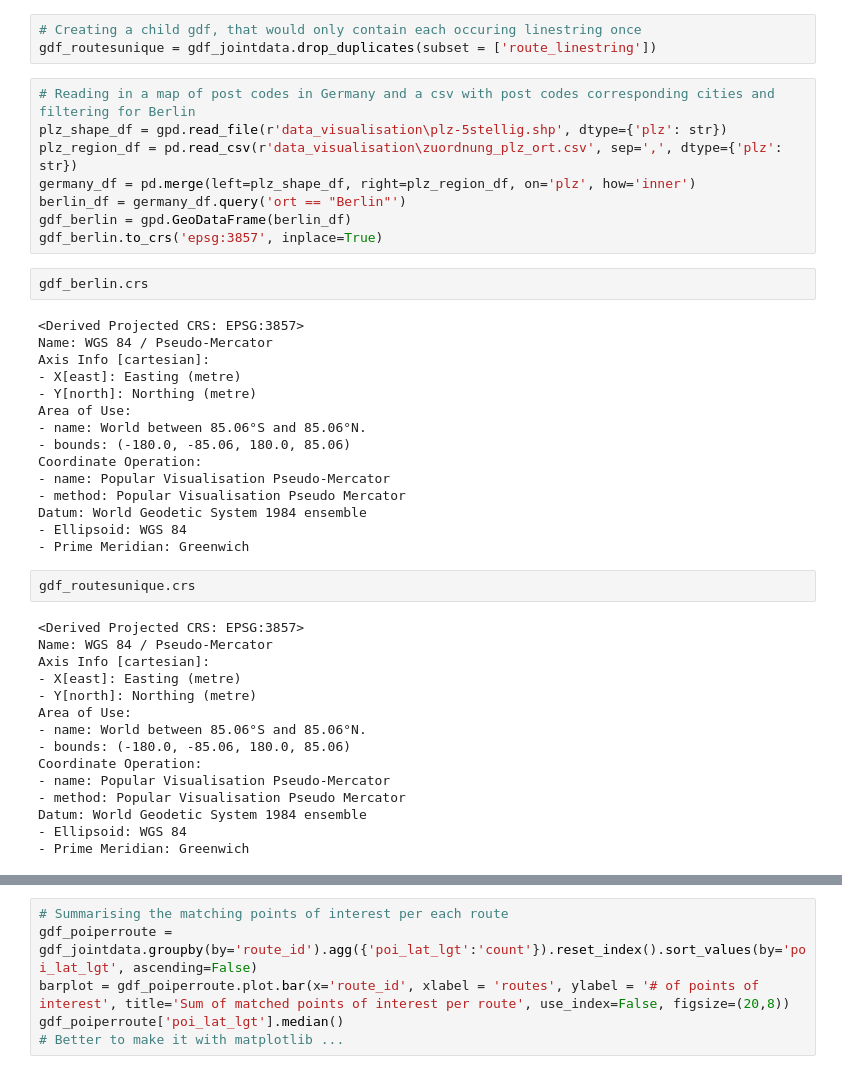
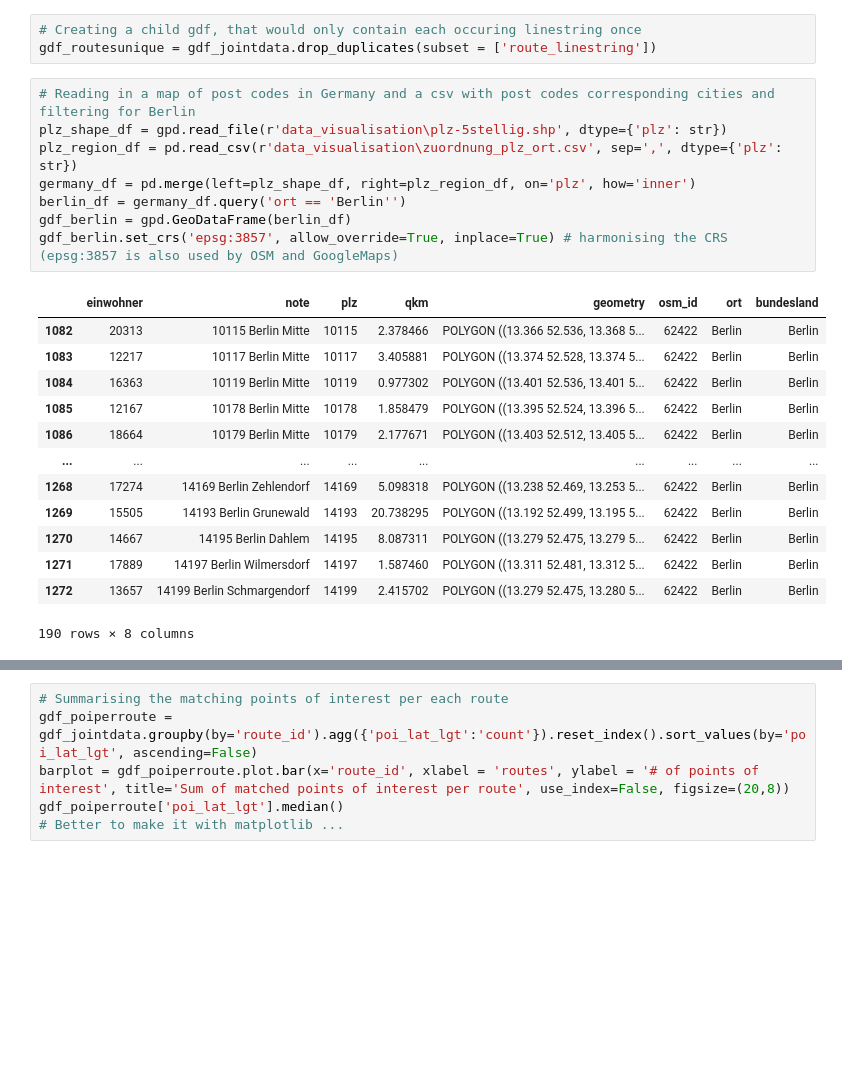
Before and after one commit to TechLabs-Berlin/wt21-way-to-go, a Jupyter notebook: data_visualisation/data_visualisation_stefanie.ipynb, the cells around one changed output, grey strips where cells are left out. Drawn from its saved outputs; the diff is of its cells as text; blank space fills up the shorter version.

```diff
--- a/data_visualisation/data_visualisation_stefanie.ipynb
+++ b/data_visualisation/data_visualisation_stefanie.ipynb
@@ -42,43 +34,23 @@ gdf_routesunique = gdf_jointdata.drop_duplicates(subset = ['route_linestring'])
 # %%
 # Reading in a map of post codes in Germany and a csv with post codes corresponding cities and filtering for Berlin
 plz_shape_df = gpd.read_file(r'data_visualisation\plz-5stellig.shp', dtype={'plz': str})
 plz_region_df = pd.read_csv(r'data_visualisation\zuordnung_plz_ort.csv', sep=',', dtype={'plz': str})
 germany_df = pd.merge(left=plz_shape_df, right=plz_region_df, on='plz', how='inner')
-berlin_df = germany_df.query('ort == "Berlin"')
+berlin_df = germany_df.query('ort == 'Berlin'')
 gdf_berlin = gpd.GeoDataFrame(berlin_df)
-gdf_berlin.to_crs('epsg:3857', inplace=True)
+gdf_berlin.set_crs('epsg:3857', allow_override=True, inplace=True) # harmonising the CRS (epsg:3857 is also used by OSM and GoogleMaps)
+# %% [output]
+|  | einwohner | note | plz | qkm | geometry | osm_id | ort | bundesland |
+| 1082 | 20313 | 10115 Berlin Mitte | 10115 | 2.378466 | POLYGON ((13.366 52.536, 13.368 5... | 62422 | Berlin | Berlin |
+| 1083 | 12217 | 10117 Berlin Mitte | 10117 | 3.405881 | POLYGON ((13.374 52.528, 13.374 5... | 62422 | Berlin | Berlin |
+| 1084 | 16363 | 10119 Berlin Mitte | 10119 | 0.977302 | POLYGON ((13.401 52.536, 13.401 5... | 62422 | Berlin | Berlin |
+| 1085 | 12167 | 10178 Berlin Mitte | 10178 | 1.858479 | POLYGON ((13.395 52.524, 13.396 5... | 62422 | Berlin | Berlin |
+| 1086 | 18664 | 10179 Berlin Mitte | 10179 | 2.177671 | POLYGON ((13.403 52.512, 13.405 5... | 62422 | Berlin | Berlin |
+| ... | ... | ... | ... | ... | ... | ... | ... | ... |
+| 1268 | 17274 | 14169 Berlin Zehlendorf | 14169 | 5.098318 | POLYGON ((13.238 52.469, 13.253 5... | 62422 | Berlin | Berlin |
+| 1269 | 15505 | 14193 Berlin Grunewald | 14193 | 20.738295 | POLYGON ((13.192 52.499, 13.195 5... | 62422 | Berlin | Berlin |
+| 1270 | 14667 | 14195 Berlin Dahlem | 14195 | 8.087311 | POLYGON ((13.279 52.475, 13.279 5... | 62422 | Berlin | Berlin |
+| 1271 | 17889 | 14197 Berlin Wilmersdorf | 14197 | 1.587460 | POLYGON ((13.311 52.481, 13.312 5... | 62422 | Berlin | Berlin |
+| 1272 | 13657 | 14199 Berlin Schmargendorf | 14199 | 2.415702 | POLYGON ((13.279 52.475, 13.280 5... | 62422 | Berlin | Berlin |
+190 rows × 8 columns
-# %%
-gdf_berlin.crs
-# %% [output]
-<Derived Projected CRS: EPSG:3857>
-Name: WGS 84 / Pseudo-Mercator
-Axis Info [cartesian]:
-- X[east]: Easting (metre)
-- Y[north]: Northing (metre)
-Area of Use:
-- name: World between 85.06°S and 85.06°N.
-- bounds: (-180.0, -85.06, 180.0, 85.06)
-Coordinate Operation:
-- name: Popular Visualisation Pseudo-Mercator
-- method: Popular Visualisation Pseudo Mercator
-Datum: World Geodetic System 1984 ensemble
-- Ellipsoid: WGS 84
-- Prime Meridian: Greenwich
-# %%
-gdf_routesunique.crs
-# %% [output]
-<Derived Projected CRS: EPSG:3857>
-Name: WGS 84 / Pseudo-Mercator
-Axis Info [cartesian]:
-- X[east]: Easting (metre)
-- Y[north]: Northing (metre)
-Area of Use:
-- name: World between 85.06°S and 85.06°N.
-- bounds: (-180.0, -85.06, 180.0, 85.06)
-Coordinate Operation:
-- name: Popular Visualisation Pseudo-Mercator
-- method: Popular Visualisation Pseudo Mercator
-Datum: World Geodetic System 1984 ensemble
-- Ellipsoid: WGS 84
-- Prime Meridian: Greenwich
 # %%
```
Also changed, not shown: parts of 5 cells of this notebook.
